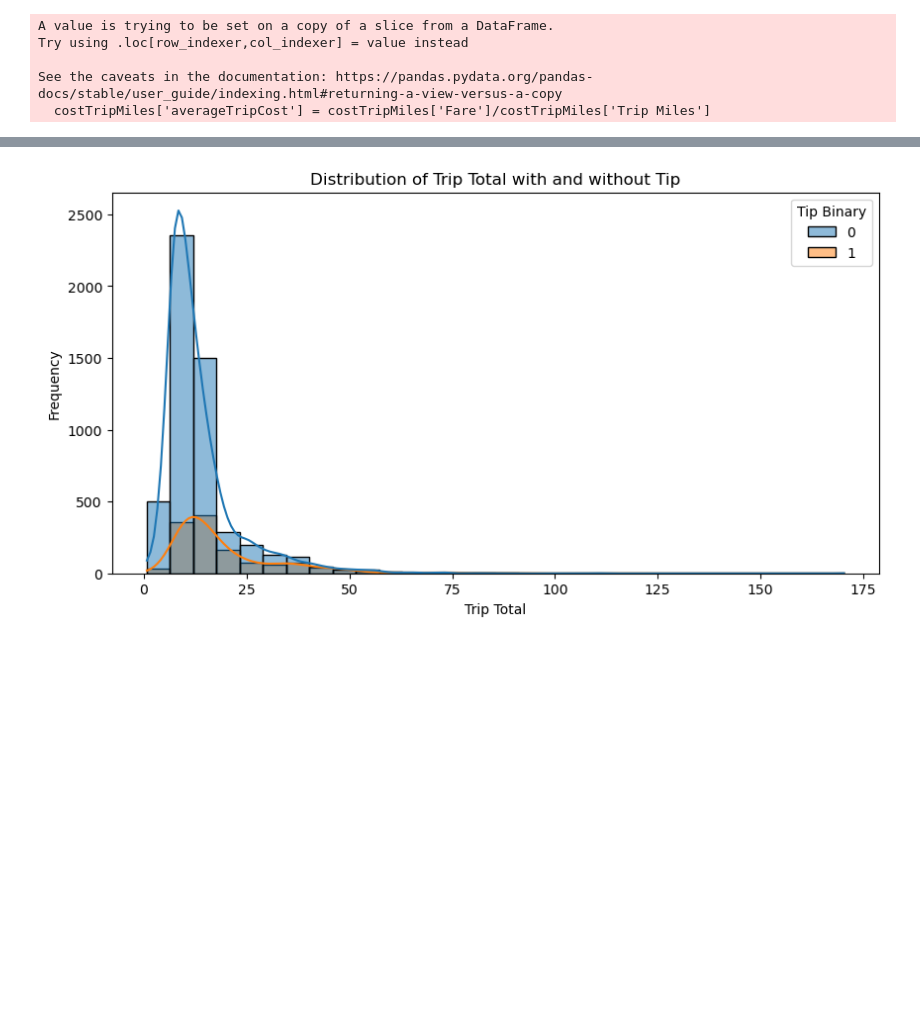
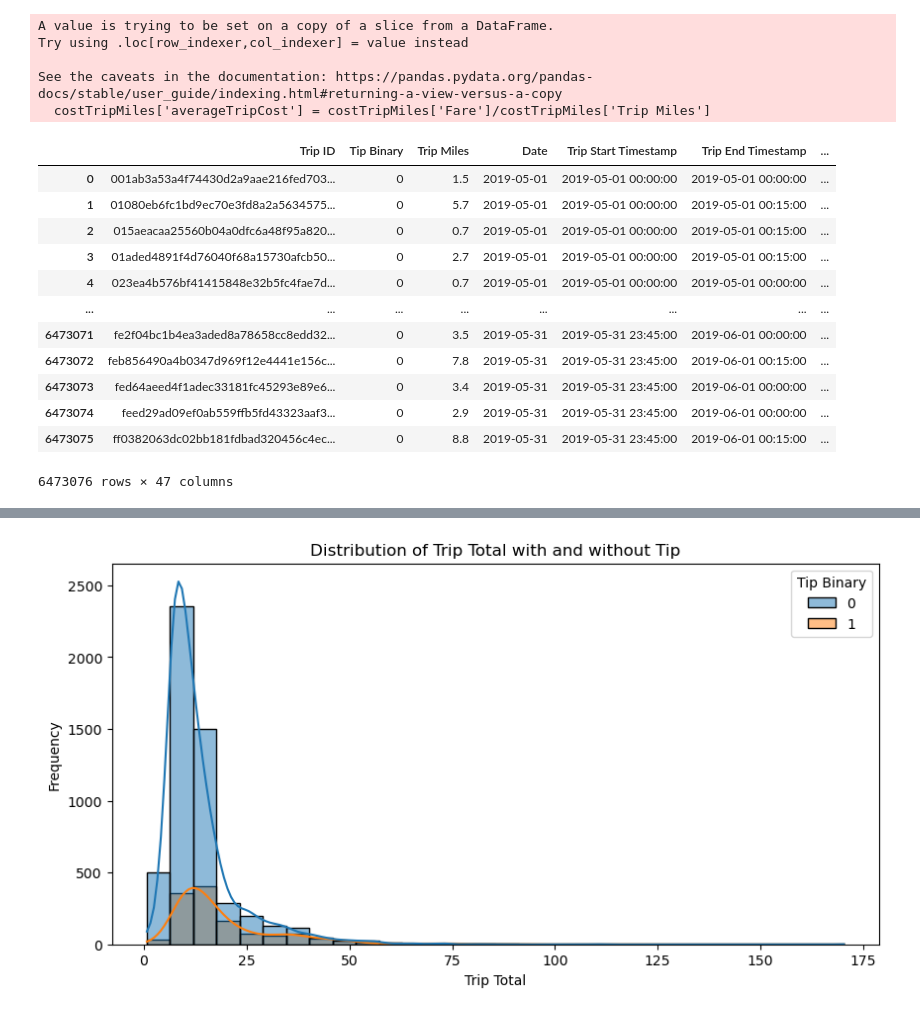
Before and after one commit to Mcha777/DSML, a Jupyter notebook: YMMMMY.ipynb, the cells around one changed output, grey strips where cells are left out. Drawn from its saved outputs; the diff is of its cells as text; code cells hidden in the pictures; blank space fills up the shorter version.

```diff
--- a/YMMMMY.ipynb
+++ b/YMMMMY.ipynb
@@ -350,3 +350,29 @@ combined_data.insert(15, "Tip Binary", tip_binary)
+# %%
+# add weekdays
+combined_data['Weekday'] = combined_data['Date'].dt.weekday
+# map weekdays to actual names
+weekday_names = {0: 'Monday', 1: 'Tuesday', 2: 'Wednesday', 3: 'Thursday', 4: 'Friday', 5: 'Saturday', 6: 'Sunday'}
+combined_data['Weekday_Name'] = combined_data['Weekday'].map(weekday_names)
+# one-hot encoding of weekdays
+dummies = pd.get_dummies(combined_data['Weekday_Name'], drop_first=True)
+combined_data = pd.concat([combined_data, dummies], axis = 1)
+combined_data.drop(['Weekday_Name'], axis=1, inplace=True)
+#combined_data.drop(['Weekday'], axis=1, inplace=True)
+combined_data
+# %% [output]
+|  | Trip ID | Tip Binary | Trip Miles | Date | Trip Start Timestamp | Trip End Timestamp | ... |
+| 0 | 001ab3a53a4f74430d2a9aae216fed703... | 0 | 1.5 | 2019-05-01 | 2019-05-01 00:00:00 | 2019-05-01 00:00:00 | ... |
+| 1 | 01080eb6fc1bd9ec70e3fd8a2a5634575... | 0 | 5.7 | 2019-05-01 | 2019-05-01 00:00:00 | 2019-05-01 00:15:00 | ... |
+| 2 | 015aeacaa25560b04a0dfc6a48f95a820... | 0 | 0.7 | 2019-05-01 | 2019-05-01 00:00:00 | 2019-05-01 00:15:00 | ... |
+| 3 | 01aded4891f4d76040f68a15730afcb50... | 0 | 2.7 | 2019-05-01 | 2019-05-01 00:00:00 | 2019-05-01 00:15:00 | ... |
+| 4 | 023ea4b576bf41415848e32b5fc4fae7d... | 0 | 0.7 | 2019-05-01 | 2019-05-01 00:00:00 | 2019-05-01 00:00:00 | ... |
+| ... | ... | ... | ... | ... | ... | ... | ... |
+| 6473071 | fe2f04bc1b4ea3aded8a78658cc8edd32... | 0 | 3.5 | 2019-05-31 | 2019-05-31 23:45:00 | 2019-06-01 00:00:00 | ... |
+| 6473072 | feb856490a4b0347d969f12e4441e156c... | 0 | 7.8 | 2019-05-31 | 2019-05-31 23:45:00 | 2019-06-01 00:15:00 | ... |
+| 6473073 | fed64aeed4f1adec33181fc45293e89e6... | 0 | 3.4 | 2019-05-31 | 2019-05-31 23:45:00 | 2019-06-01 00:00:00 | ... |
+| 6473074 | feed29ad09ef0ab559ffb5fd43323aaf3... | 0 | 2.9 | 2019-05-31 | 2019-05-31 23:45:00 | 2019-06-01 00:00:00 | ... |
+| 6473075 | ff0382063dc02bb181fdbad320456c4ec... | 0 | 8.8 | 2019-05-31 | 2019-05-31 23:45:00 | 2019-06-01 00:15:00 | ... |
+6473076 rows × 47 columns
 # %%
 # drop unusable data
 usableData = combined_data.drop(columns=['Trip ID','Pickup Centroid Location','Dropoff Centroid Location'])
```
Also changed, not shown: parts of 4 cells of this notebook.
